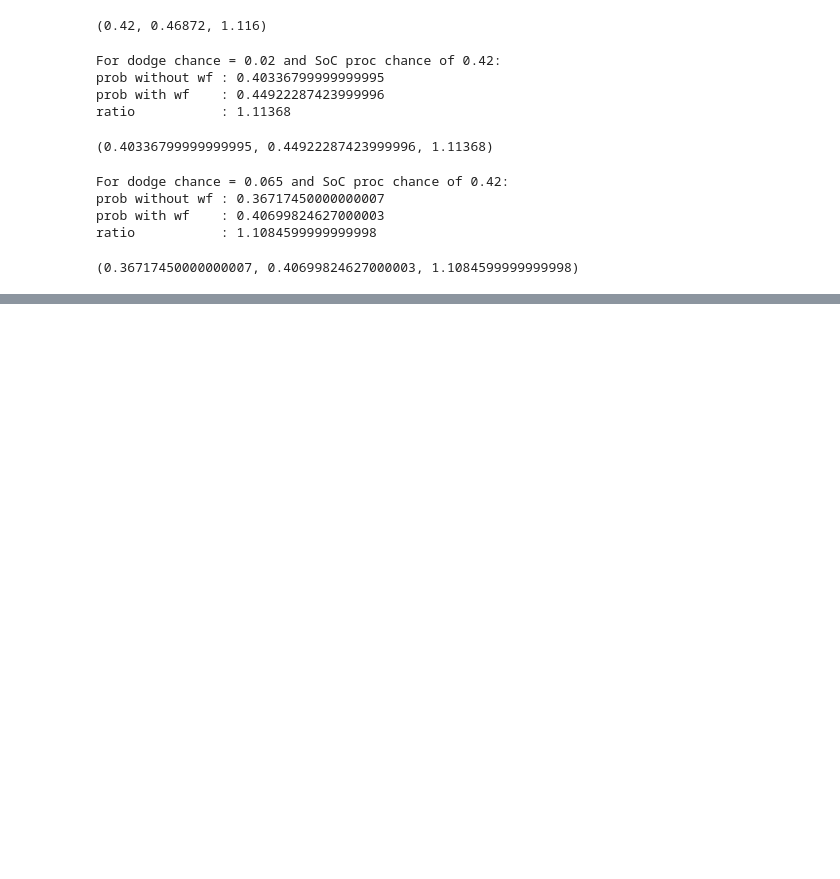
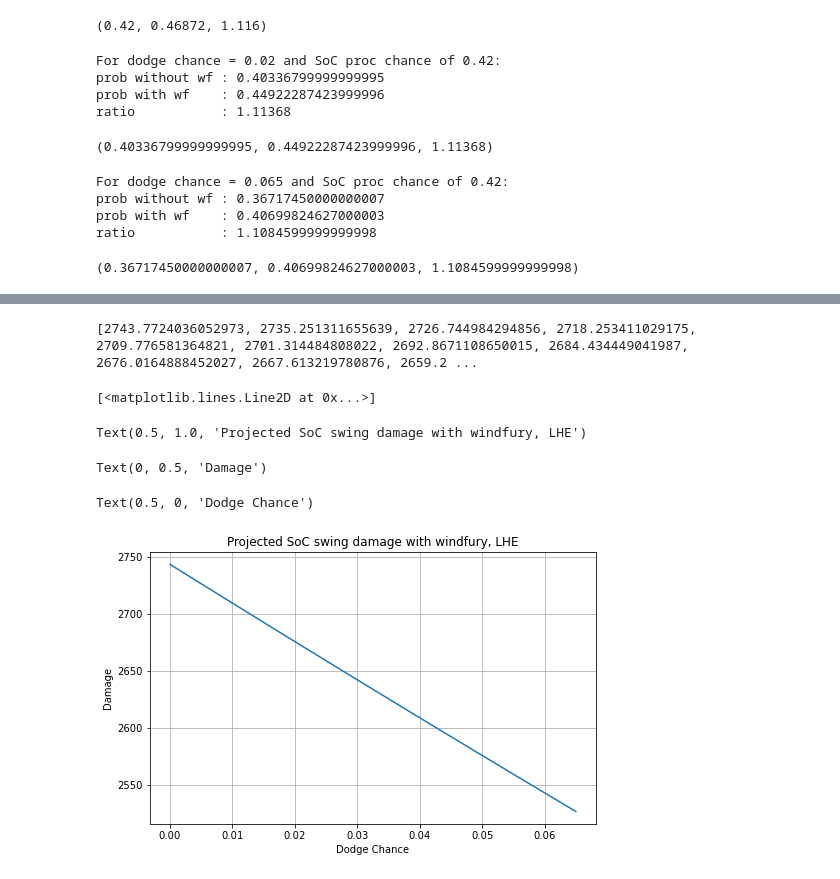
Before and after one commit to hypernormalisation/zeal, a Jupyter notebook: SoC.ipynb, the cells around one changed output, grey strips where cells are left out. Saved outputs shown, nothing was run; the diff lists cells and outputs as text; code cells hidden in the pictures; blank space fills up the shorter version.

```diff
--- a/SoC.ipynb
+++ b/SoC.ipynb
@@ -48,0 +264,3 @@ ratio           : 1.1084599999999998
+# %%
+global_scale_factor = 1.02 * 1.06 * 1.03
+global_scale_factor
@@ -48,0 +269,6 @@ ratio           : 1.1084599999999998
+# %%
+dodge_chances = np.linspace(0.00, 0.065, num=27)
+dodge_chances
+
+expertises = np.linspace(0, 26, num=27)
+expertises
@@ -48,0 +283,22 @@ ratio           : 1.1084599999999998
+# %%
+results_LHE = []
+for p_dodge in dodge_chances:
+    results_LHE.append(get_soc_dmg(p_dodge) * global_scale_factor)
+print(results_LHE)
+
+figure = Figure()
+canvas = FigureCanvas(figure)
+fig = plt.figure(figsize = (8, 5))
+# Create the plot
+plt.plot(dodge_chances, results_LHE)
+plt.grid()
+plt.title(f'Projected SoC swing damage with windfury, LHE')
+plt.ylabel('Damage')
+plt.xlabel('Dodge Chance')
+# %% [output]
+[2743.7724036052973, 2735.251311655639, 2726.744984294856, 2718.253411029175, 2709.776581364821, 2701.314484808022, 2692.8671108650015, 2684.434449041987, 2676.0164888452027, 2667.613219780876, 2659.2 ...
+[<matplotlib.lines.Line2D at 0x...>]
+Text(0.5, 1.0, 'Projected SoC swing damage with windfury, LHE')
+Text(0, 0.5, 'Damage')
+Text(0.5, 0, 'Dodge Chance')
+[figure, added]
```
Also changed, not shown: parts of 15 cells of this notebook, 4 other files.
